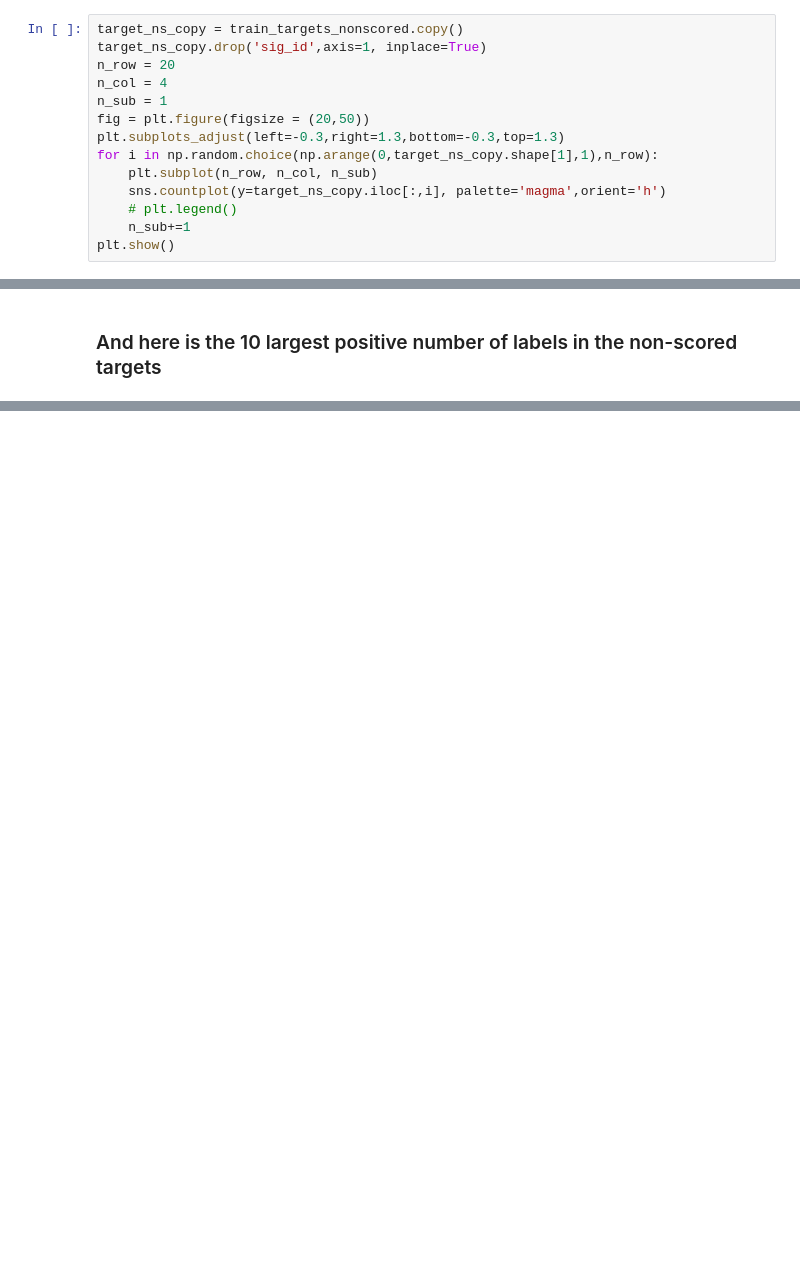
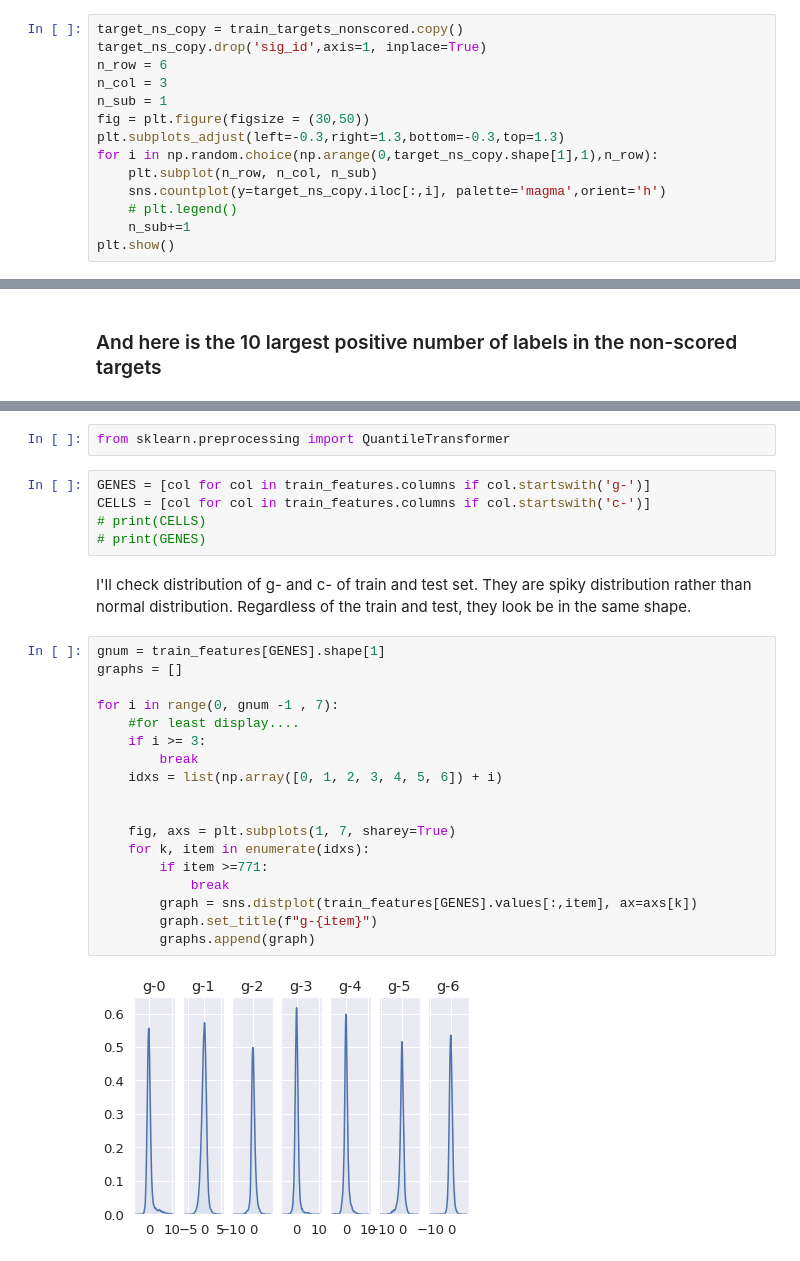
Before and after one commit to guohaoyu110/EE542_final, a Jupyter notebook: MoA-EDA.ipynb, the cells around one changed output, grey strips where cells are left out. Drawn from its saved outputs; the diff is of its cells as text; blank space fills up the shorter version.

```diff
--- a/MoA-EDA.ipynb
+++ b/MoA-EDA.ipynb
@@ -381,10 +445,10 @@ plt.show()
 # %%
 target_ns_copy = train_targets_nonscored.copy()
 target_ns_copy.drop('sig_id',axis=1, inplace=True)
-n_row = 20
-n_col = 4
+n_row = 6
+n_col = 3
 n_sub = 1
-fig = plt.figure(figsize = (20,50))
+fig = plt.figure(figsize = (30,50))
 plt.subplots_adjust(left=-0.3,right=1.3,bottom=-0.3,top=1.3)
 for i in np.random.choice(np.arange(0,target_ns_copy.shape[1],1),n_row):
     plt.subplot(n_row, n_col, n_sub)
@@ -402,0 +494,29 @@ plt.show()
+# %%
+from sklearn.preprocessing import QuantileTransformer
+# %%
+GENES = [col for col in train_features.columns if col.startswith('g-')]
+CELLS = [col for col in train_features.columns if col.startswith('c-')]
+# print(CELLS)
+# print(GENES)
+# %% [markdown]
+I'll check distribution of g- and c- of train and test set. They are spiky distribution rather than normal distribution. Regardless of the train and test, they look be in the same shape.
+# %%
+gnum = train_features[GENES].shape[1]
+graphs = []
+
+for i in range(0, gnum -1 , 7):
+    #for least display....
+    if i >= 3:
+        break
+    idxs = list(np.array([0, 1, 2, 3, 4, 5, 6]) + i)
+
+
+    fig, axs = plt.subplots(1, 7, sharey=True)
+    for k, item in enumerate(idxs):
+        if item >=771:
+            break
+        graph = sns.distplot(train_features[GENES].values[:,item], ax=axs[k])
+        graph.set_title(f"g-{item}")
+        graphs.append(graph)
+# %% [output]
+[figure, added]
```
Also changed, not shown: parts of 45 cells of this notebook.
